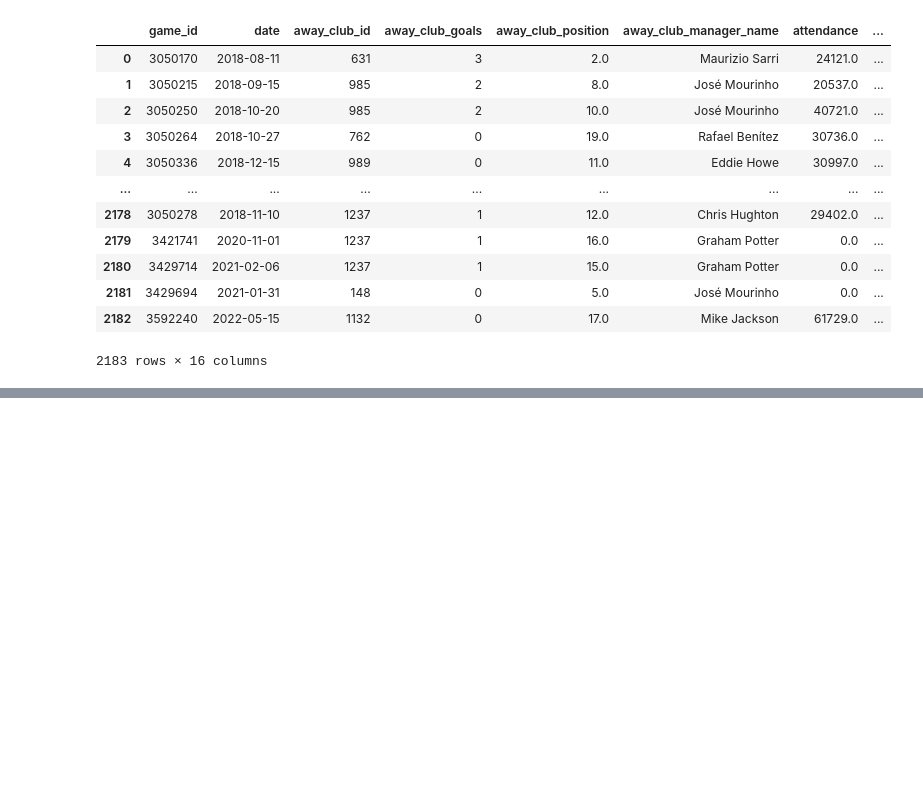
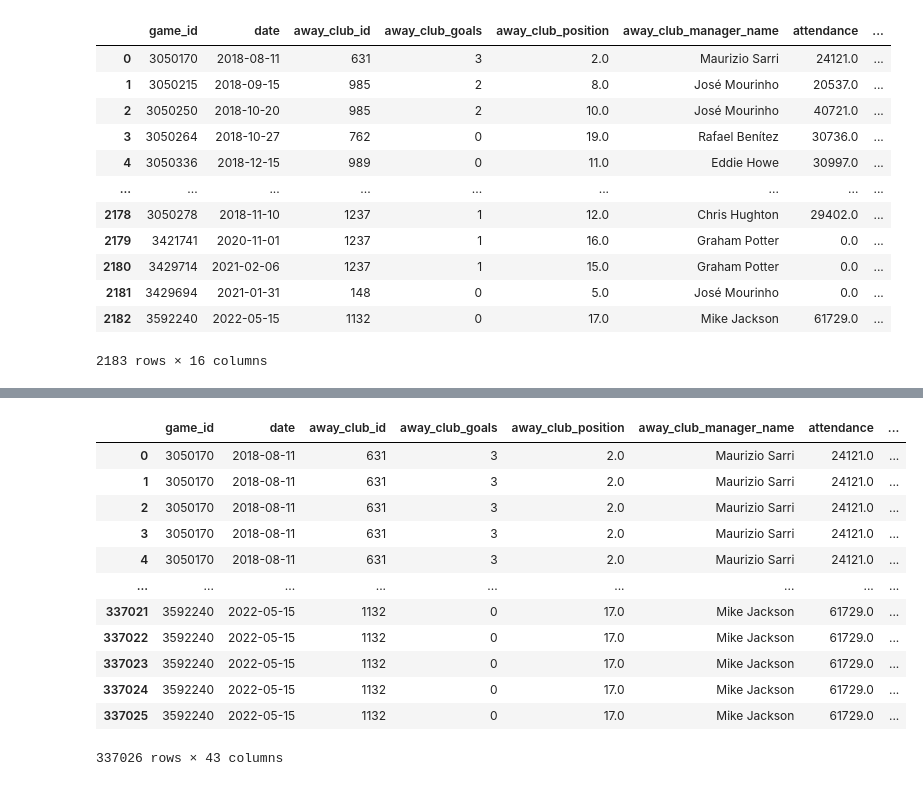
Before and after one commit to MijeongKim0533/PJ_Best_Combination, a Jupyter notebook: SY/240403.ipynb, the cells around one changed output, grey strips where cells are left out. Drawn from its saved outputs; the diff is of its cells as text; code cells hidden in the pictures; blank space fills up the shorter version.

```diff
--- a/SY/240403.ipynb
+++ b/SY/240403.ipynb
@@ -876,0 +906,18 @@ away_club_games.to_csv('away_club_games.csv', index=False)
+# %%
+away_club_games_players = pd.merge(away_club_games, df_players, left_on=['game_id', 'away_club_id'], right_on=['game_id', 'player_club_id'], how='inner')
+# %%
+away_club_games_players
+# %% [output]
+|  | game_id | date | away_club_id | away_club_goals | away_club_position | away_club_manager_name | attendance | ... |
+| 0 | 3050170 | 2018-08-11 | 631 | 3 | 2.0 | Maurizio Sarri | 24121.0 | ... |
+| 1 | 3050170 | 2018-08-11 | 631 | 3 | 2.0 | Maurizio Sarri | 24121.0 | ... |
+| 2 | 3050170 | 2018-08-11 | 631 | 3 | 2.0 | Maurizio Sarri | 24121.0 | ... |
+| 3 | 3050170 | 2018-08-11 | 631 | 3 | 2.0 | Maurizio Sarri | 24121.0 | ... |
+| 4 | 3050170 | 2018-08-11 | 631 | 3 | 2.0 | Maurizio Sarri | 24121.0 | ... |
+| ... | ... | ... | ... | ... | ... | ... | ... | ... |
+| 337021 | 3592240 | 2022-05-15 | 1132 | 0 | 17.0 | Mike Jackson | 61729.0 | ... |
+| 337022 | 3592240 | 2022-05-15 | 1132 | 0 | 17.0 | Mike Jackson | 61729.0 | ... |
+| 337023 | 3592240 | 2022-05-15 | 1132 | 0 | 17.0 | Mike Jackson | 61729.0 | ... |
+| 337024 | 3592240 | 2022-05-15 | 1132 | 0 | 17.0 | Mike Jackson | 61729.0 | ... |
+| 337025 | 3592240 | 2022-05-15 | 1132 | 0 | 17.0 | Mike Jackson | 61729.0 | ... |
+337026 rows × 43 columns
```
Also changed, not shown: parts of 19 cells of this notebook.
